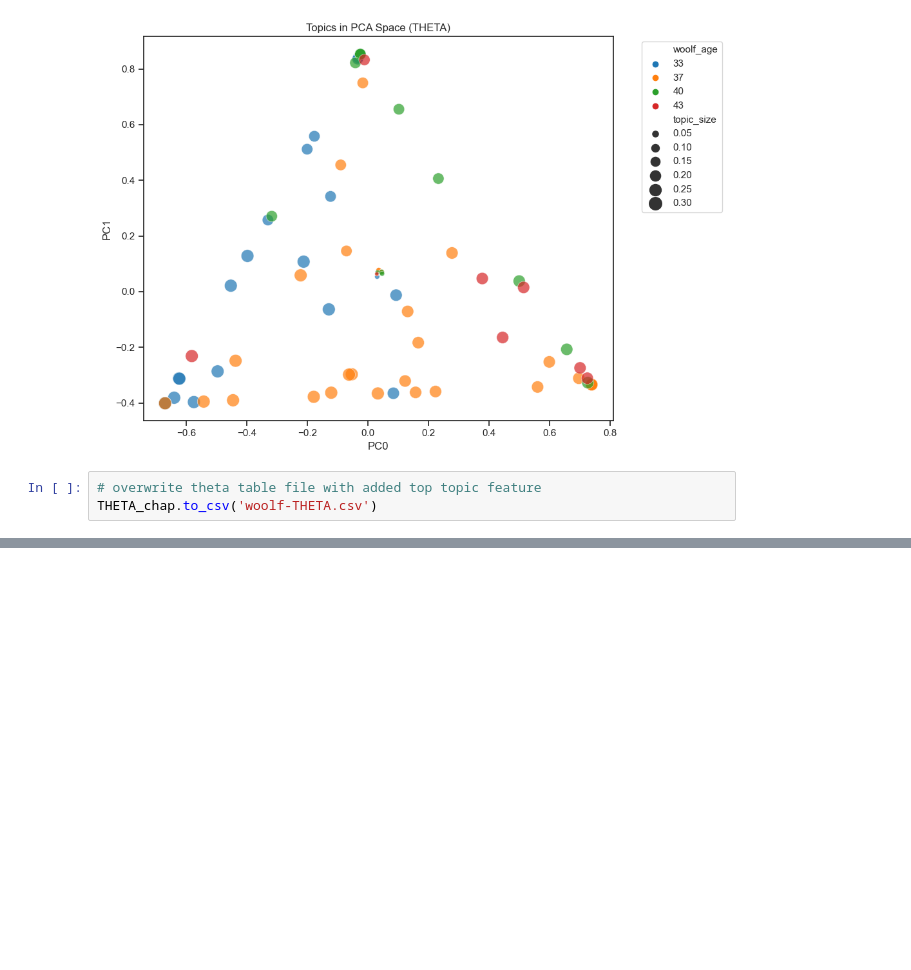
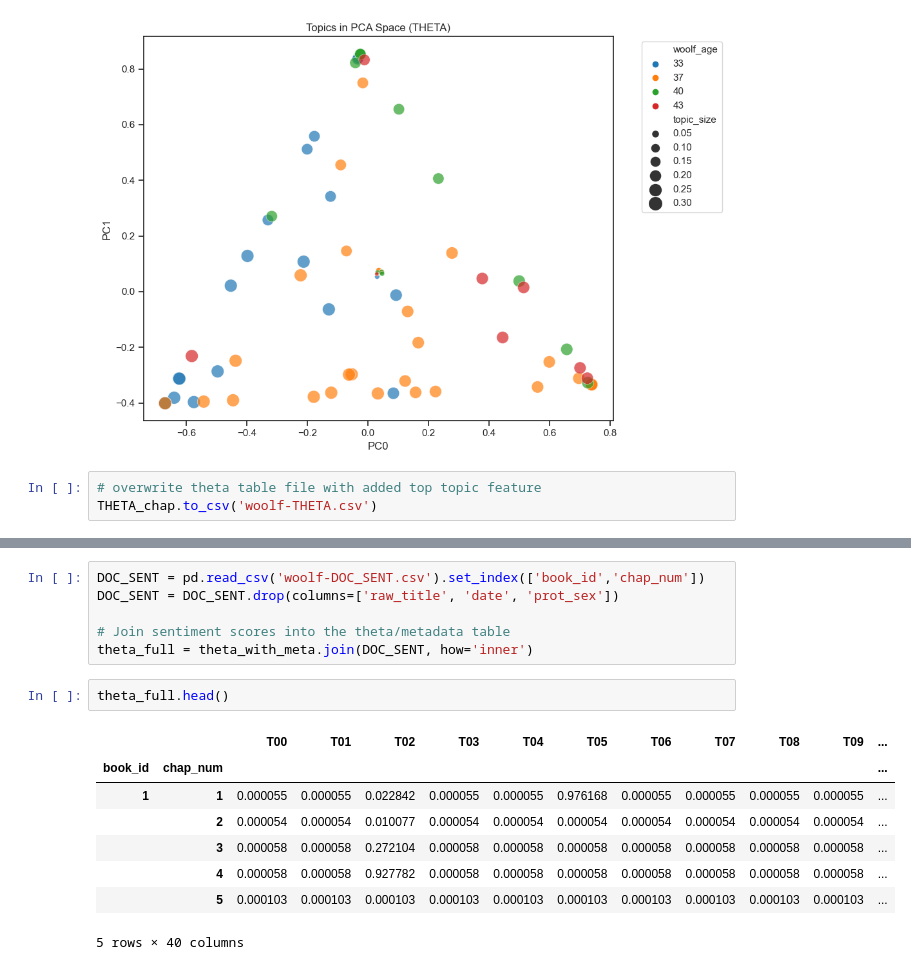
Before and after one commit to sqr8ap/DS5001-2025-01-R, a Jupyter notebook: final_project/Models.ipynb, the cells around one changed output, grey strips where cells are left out. Saved outputs shown, nothing was run; the diff lists cells and outputs as text; blank space fills up the shorter version.

```diff
--- a/final_project/Models.ipynb
+++ b/final_project/Models.ipynb
@@ -494,0 +549,17 @@ THETA_chap.to_csv('woolf-THETA.csv')
+# %%
+DOC_SENT = pd.read_csv('woolf-DOC_SENT.csv').set_index(['book_id','chap_num'])
+DOC_SENT = DOC_SENT.drop(columns=['raw_title', 'date', 'prot_sex'])
+
+# Join sentiment scores into the theta/metadata table
+theta_full = theta_with_meta.join(DOC_SENT, how='inner')
+# %%
+theta_full.head()
+# %% [output]
+|  |  | T00 | T01 | T02 | T03 | T04 | T05 | T06 | T07 | T08 | T09 | ... |
+| book_id | chap_num |  |  |  |  |  |  |  |  |  |  | ... |
+| 1 | 1 | 0.000055 | 0.000055 | 0.022842 | 0.000055 | 0.000055 | 0.976168 | 0.000055 | 0.000055 | 0.000055 | 0.000055 | ... |
+|  | 2 | 0.000054 | 0.000054 | 0.010077 | 0.000054 | 0.000054 | 0.000054 | 0.000054 | 0.000054 | 0.000054 | 0.000054 | ... |
+|  | 3 | 0.000058 | 0.000058 | 0.272104 | 0.000058 | 0.000058 | 0.000058 | 0.000058 | 0.000058 | 0.000058 | 0.000058 | ... |
+|  | 4 | 0.000058 | 0.000058 | 0.927782 | 0.000058 | 0.000058 | 0.000058 | 0.000058 | 0.000058 | 0.000058 | 0.000058 | ... |
+|  | 5 | 0.000103 | 0.000103 | 0.000103 | 0.000103 | 0.000103 | 0.000103 | 0.000103 | 0.000103 | 0.000103 | 0.000103 | ... |
+5 rows × 40 columns
```
Also changed, not shown: parts of 9 cells of this notebook, 2 other files.
